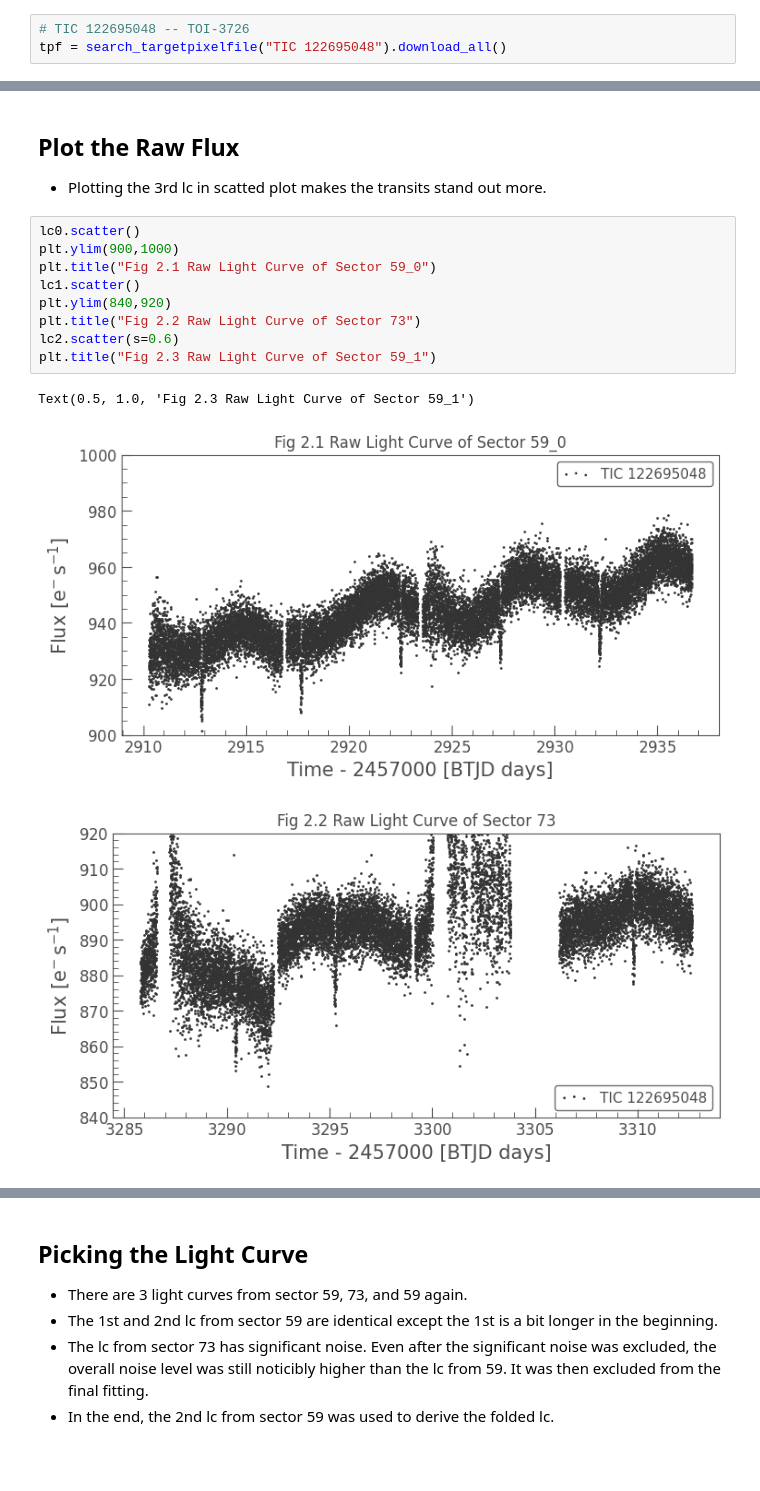
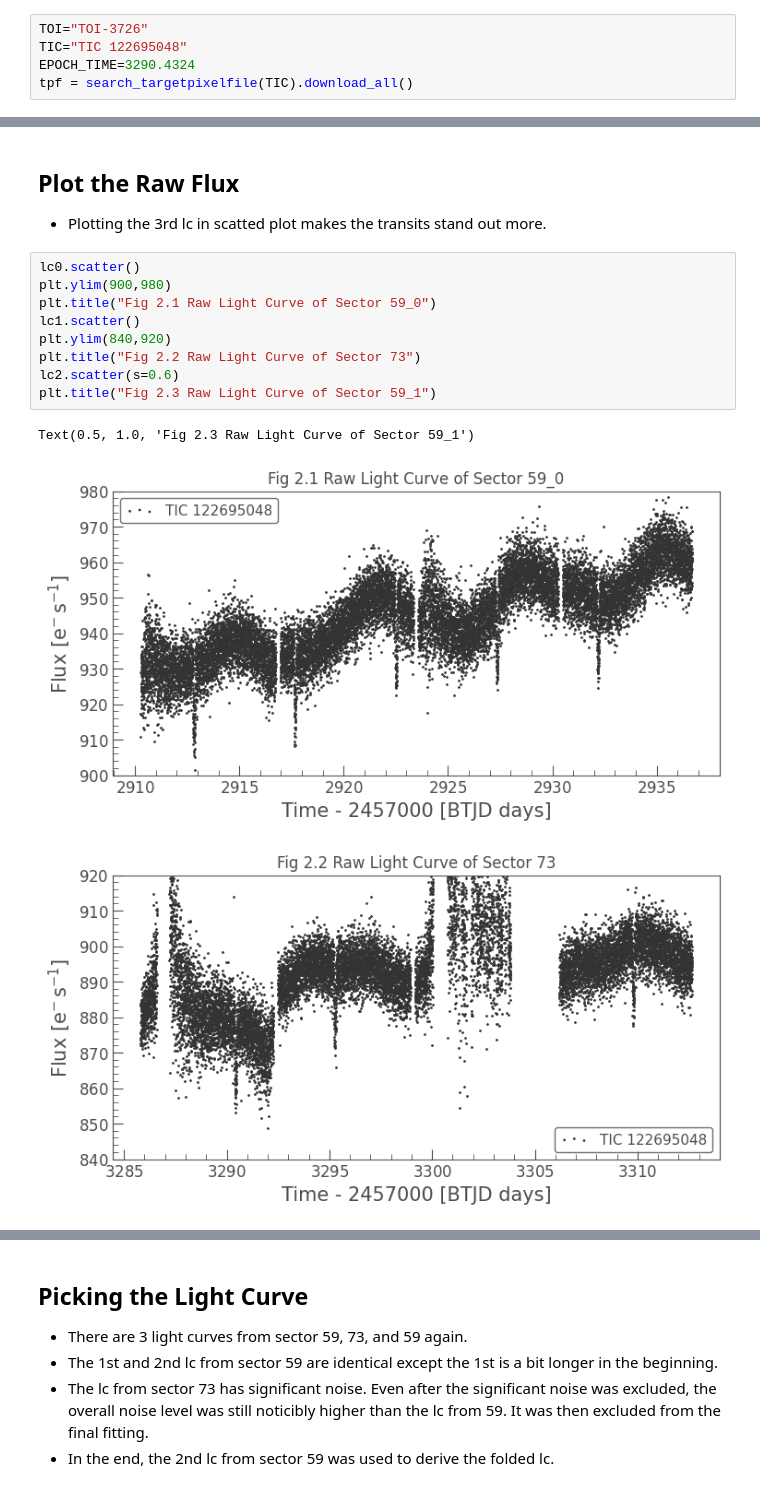
Before and after one commit to sophia268238/astronomy_ml, a Jupyter notebook: notebooks/TOI_3726.ipynb, the cells around one changed output, grey strips where cells are left out. Cells and saved outputs as stored; diff of their text form; blank space fills up the shorter version.

```diff
--- a/notebooks/TOI_3726.ipynb
+++ b/notebooks/TOI_3726.ipynb
@@ -28,8 +28,10 @@ from lightkurve import search_targetpixelfile
 
 %matplotlib inline
 # %%
-# TIC 122695048 -- TOI-3726
-tpf = search_targetpixelfile("TIC 122695048").download_all()
+TOI="TOI-3726"
+TIC="TIC 122695048"
+EPOCH_TIME=3290.4324
+tpf = search_targetpixelfile(TIC).download_all()
 # %%
 [t.meta['SECTOR'] for t in tpf]
 # %% [output]
@@ -80,16 +90,16 @@ lc2 = t2.to_lightcurve(aperture_mask=custom_mask);
 - Plotting the 3rd lc in scatted plot makes the transits stand out more.
 # %%
 lc0.scatter()
-plt.ylim(900,1000)
+plt.ylim(900,980)
 plt.title("Fig 2.1 Raw Light Curve of Sector 59_0")
 lc1.scatter()
 plt.ylim(840,920)
 plt.title("Fig 2.2 Raw Light Curve of Sector 73")
 lc2.scatter(s=0.6)
 plt.title("Fig 2.3 Raw Light Curve of Sector 59_1")
 # %% [output]
 Text(0.5, 1.0, 'Fig 2.3 Raw Light Curve of Sector 59_1')
-[figure, old version]
+[figure, new version]
 [figure]
 [figure]
 # %% [markdown]
```
Also changed, not shown: parts of 7 cells of this notebook, 2 other files.
